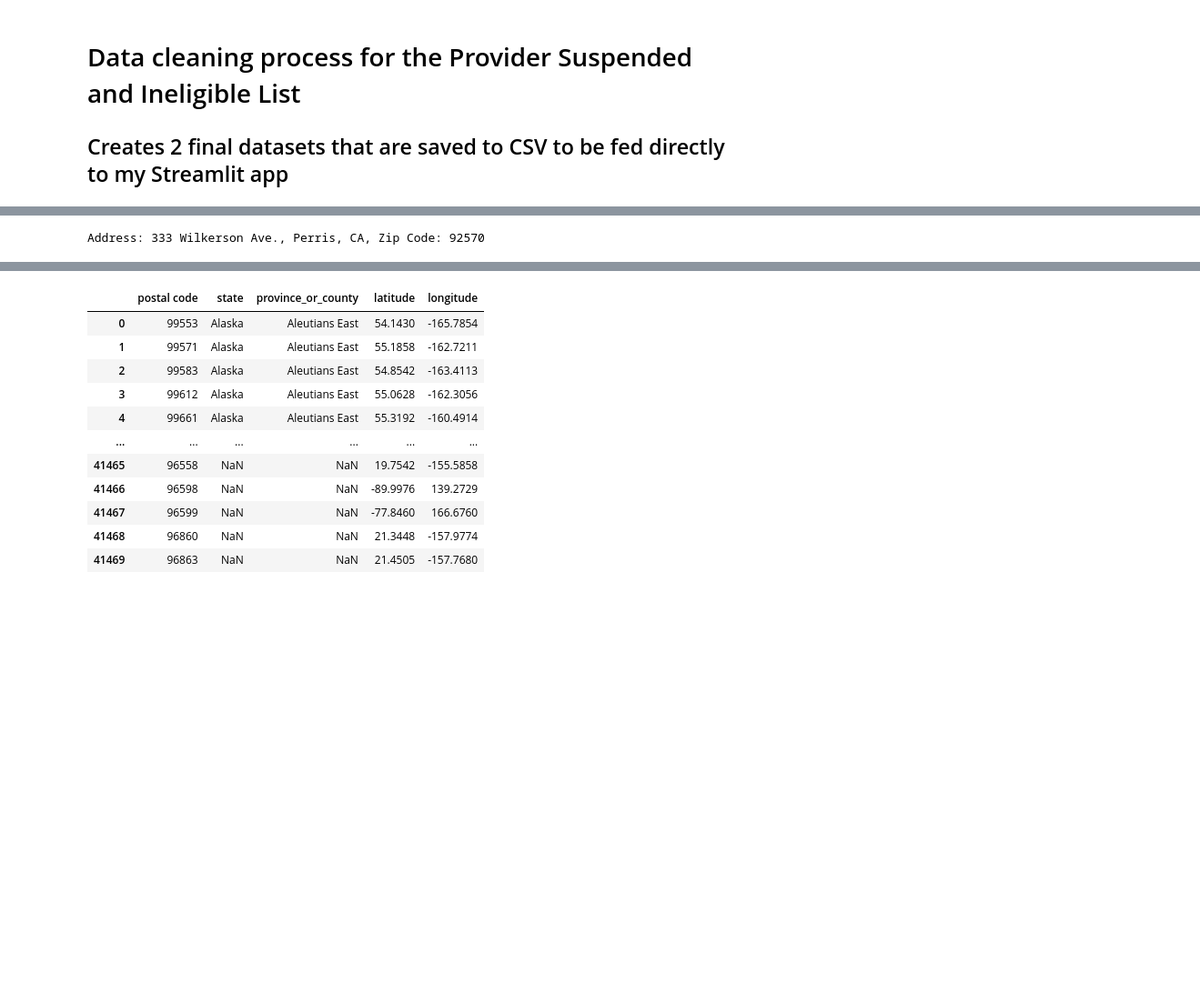
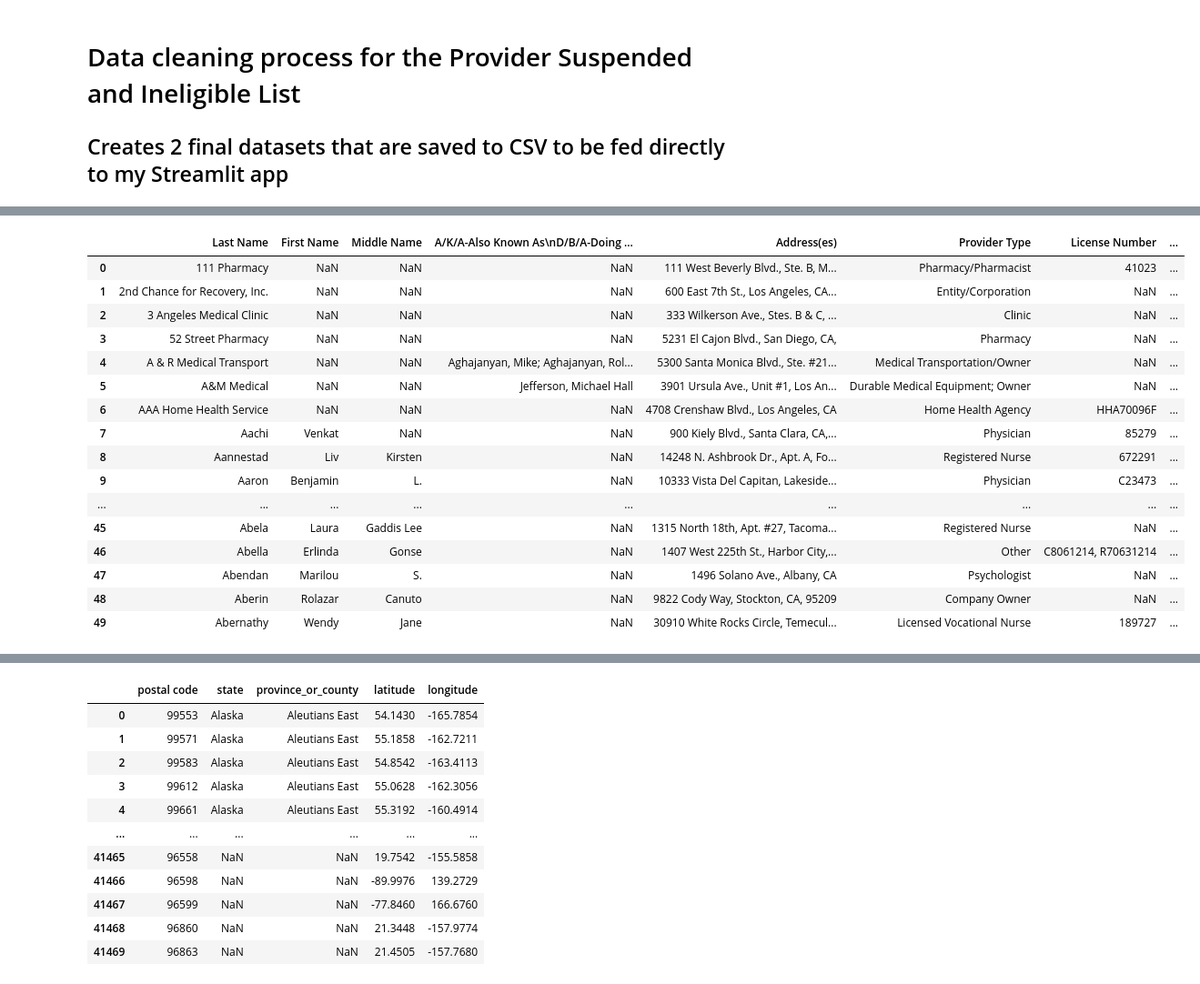
Before and after one commit to rileyschenck/CHHS, a Jupyter notebook: suspended_provider_list_cleaning.ipynb, the cells around one changed output, grey strips where cells are left out. Shown at 91% size. Cells and saved outputs as stored; diff of their text form; code cells hidden in the pictures; blank space fills up the shorter version.

```diff
--- a/suspended_provider_list_cleaning.ipynb
+++ b/suspended_provider_list_cleaning.ipynb
@@ -91,26 +90,20 @@ df['Cleaned Address'] = df['1st Address'].apply(clean_suite_apt_info)
-# %%
-import requests
-import pandas as pd
-
-# Example address without a zip code
-addresses = ["333 Wilkerson Ave., Perris, CA"]
-
-# Function to get zip code using Nominatim API
-def get_zip_code(address):
-    params = {
-        'q': address,
-        'format': 'json'
-    }
-    response = requests.get('https://nominatim.openstreetmap.org/search', params=params)
-    data = response.json()
-    if data:
-        # Assuming the first result is the most relevant one
-        return data[0].get('display_name').split(',')[-2].strip()
-    return None
-
-# Loop through addresses and get zip codes
-for address in addresses:
-    zip_code = get_zip_code(address)
-    print(f'Address: {address}, Zip Code: {zip_code}')
-# %% [output]
-Address: 333 Wilkerson Ave., Perris, CA, Zip Code: 92570
+# %%
+df.head(50)
+# %% [output]
+|  | Last Name | First Name | Middle Name | A/K/A-Also Known As\nD/B/A-Doing ... | Address(es) | Provider Type | License Number | ... |
+| 0 | 111 Pharmacy | NaN | NaN | NaN | 111 West Beverly Blvd., Ste. B, M... | Pharmacy/Pharmacist | 41023 | ... |
+| 1 | 2nd Chance for Recovery, Inc. | NaN | NaN | NaN | 600 East 7th St., Los Angeles, CA... | Entity/Corporation | NaN | ... |
+| 2 | 3 Angeles Medical Clinic | NaN | NaN | NaN | 333 Wilkerson Ave., Stes. B & C, ... | Clinic | NaN | ... |
+| 3 | 52 Street Pharmacy | NaN | NaN | NaN | 5231 El Cajon Blvd., San Diego, CA, | Pharmacy | NaN | ... |
+| 4 | A & R Medical Transport | NaN | NaN | Aghajanyan, Mike; Aghajanyan, Rol... | 5300 Santa Monica Blvd., Ste. #21... | Medical Transportation/Owner | NaN | ... |
+| 5 | A&M Medical | NaN | NaN | Jefferson, Michael Hall | 3901 Ursula Ave., Unit #1, Los An... | Durable Medical Equipment; Owner | NaN | ... |
+| 6 | AAA Home Health Service | NaN | NaN | NaN | 4708 Crenshaw Blvd., Los Angeles, CA | Home Health Agency | HHA70096F | ... |
+| 7 | Aachi | Venkat | NaN | NaN | 900 Kiely Blvd., Santa Clara, CA,... | Physician | 85279 | ... |
+| 8 | Aannestad | Liv | Kirsten | NaN | 14248 N. Ashbrook Dr., Apt. A, Fo... | Registered Nurse | 672291 | ... |
+| 9 | Aaron | Benjamin | L. | NaN | 10333 Vista Del Capitan, Lakeside... | Physician | C23473 | ... |
+| ... | ... | ... | ... | ... | ... | ... | ... | ... |
+| 45 | Abela | Laura | Gaddis Lee | NaN | 1315 North 18th, Apt. #27, Tacoma... | Registered Nurse | NaN | ... |
+| 46 | Abella | Erlinda | Gonse | NaN | 1407 West 225th St., Harbor City,... | Other | C8061214, R70631214 | ... |
+| 47 | Abendan | Marilou | S. | NaN | 1496 Solano Ave., Albany, CA | Psychologist | NaN | ... |
+| 48 | Aberin | Rolazar | Canuto | NaN | 9822 Cody Way, Stockton, CA, 95209 | Company Owner | NaN | ... |
+| 49 | Abernathy | Wendy | Jane | NaN | 30910 White Rocks Circle, Temecul... | Licensed Vocational Nurse | 189727 | ... |
```
Also changed, not shown: parts of 21 cells of this notebook.
